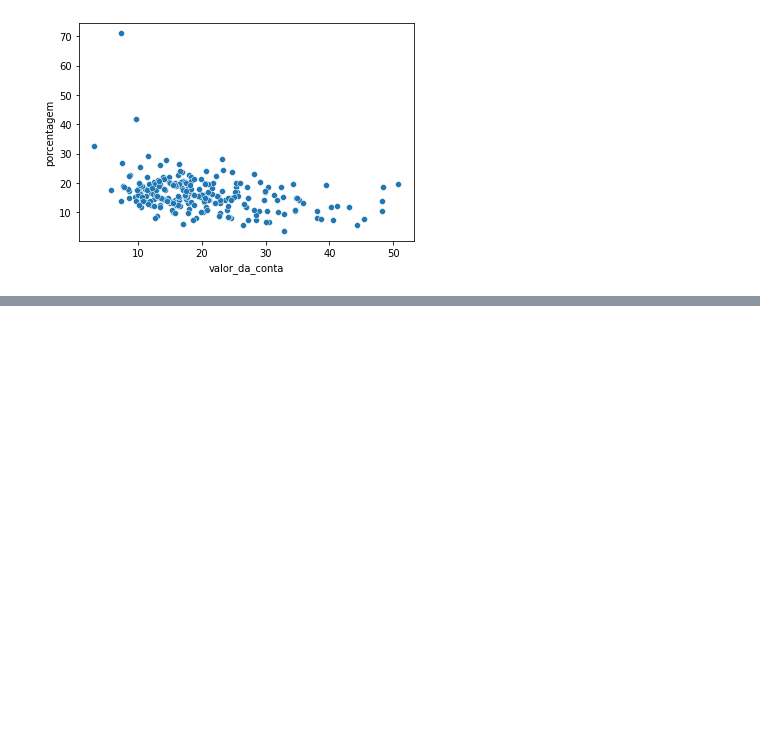
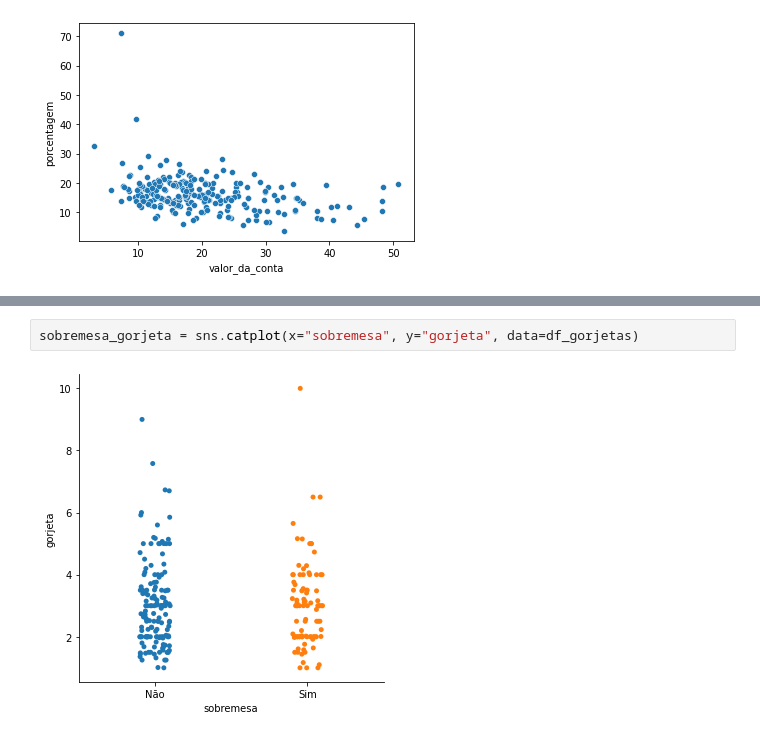
Before and after one commit to wagnergbriel/analise-de-dados, a Jupyter notebook: analise_gorjeta.ipynb, the cells around one changed output, grey strips where cells are left out. Saved outputs shown, nothing was run; the diff lists cells and outputs as text; blank space fills up the shorter version.

```diff
--- a/analise_gorjeta.ipynb
+++ b/analise_gorjeta.ipynb
@@ -178,0 +222,4 @@ porcentagem_da_conta = sns.scatterplot(x="valor_da_conta", y="porcentagem", data
+# %%
+sobremesa_gorjeta = sns.catplot(x="sobremesa", y="gorjeta", data=df_gorjetas)
+# %% [output]
+[figure, added]
```
Also changed, not shown: parts of 10 cells of this notebook.
